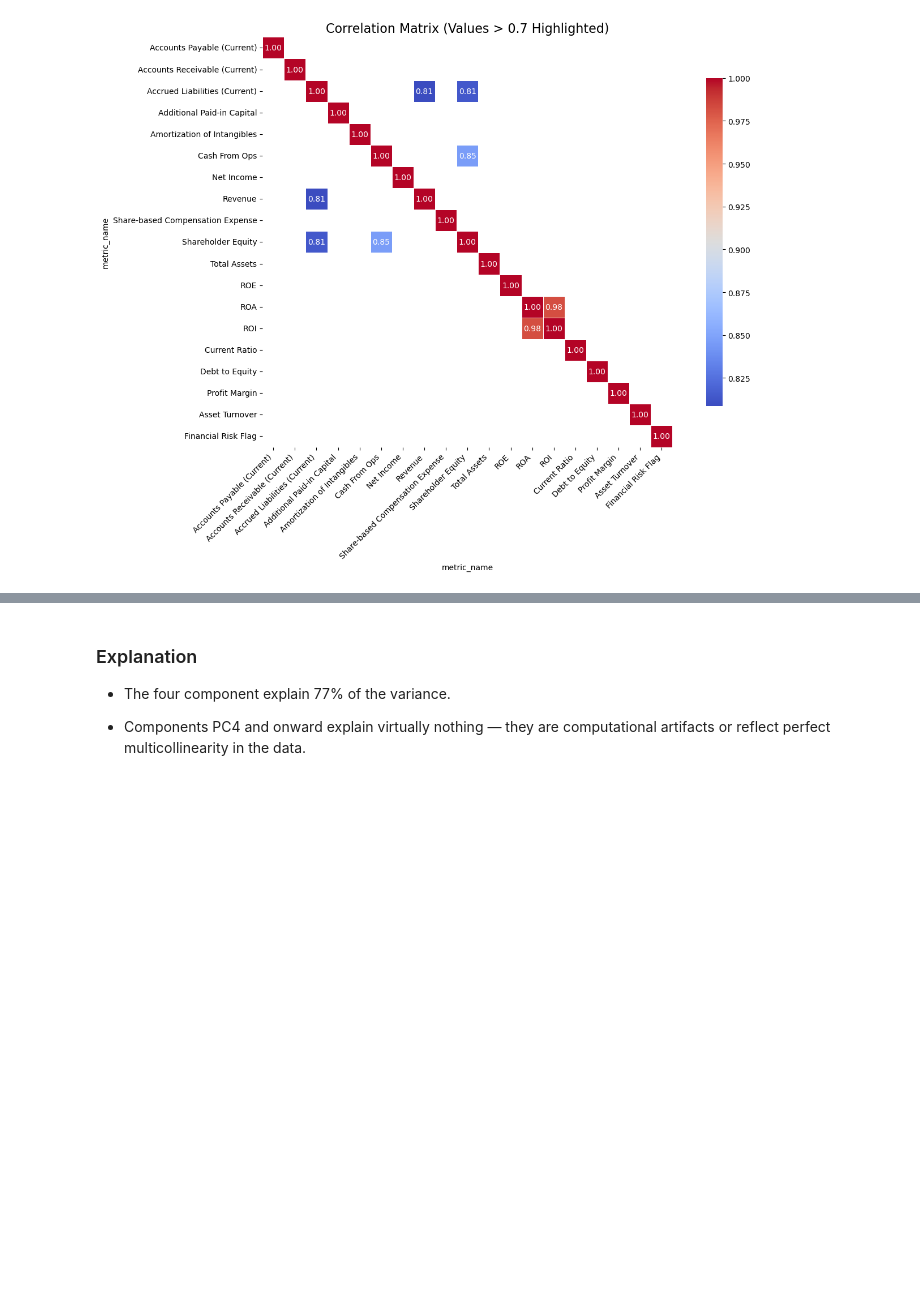
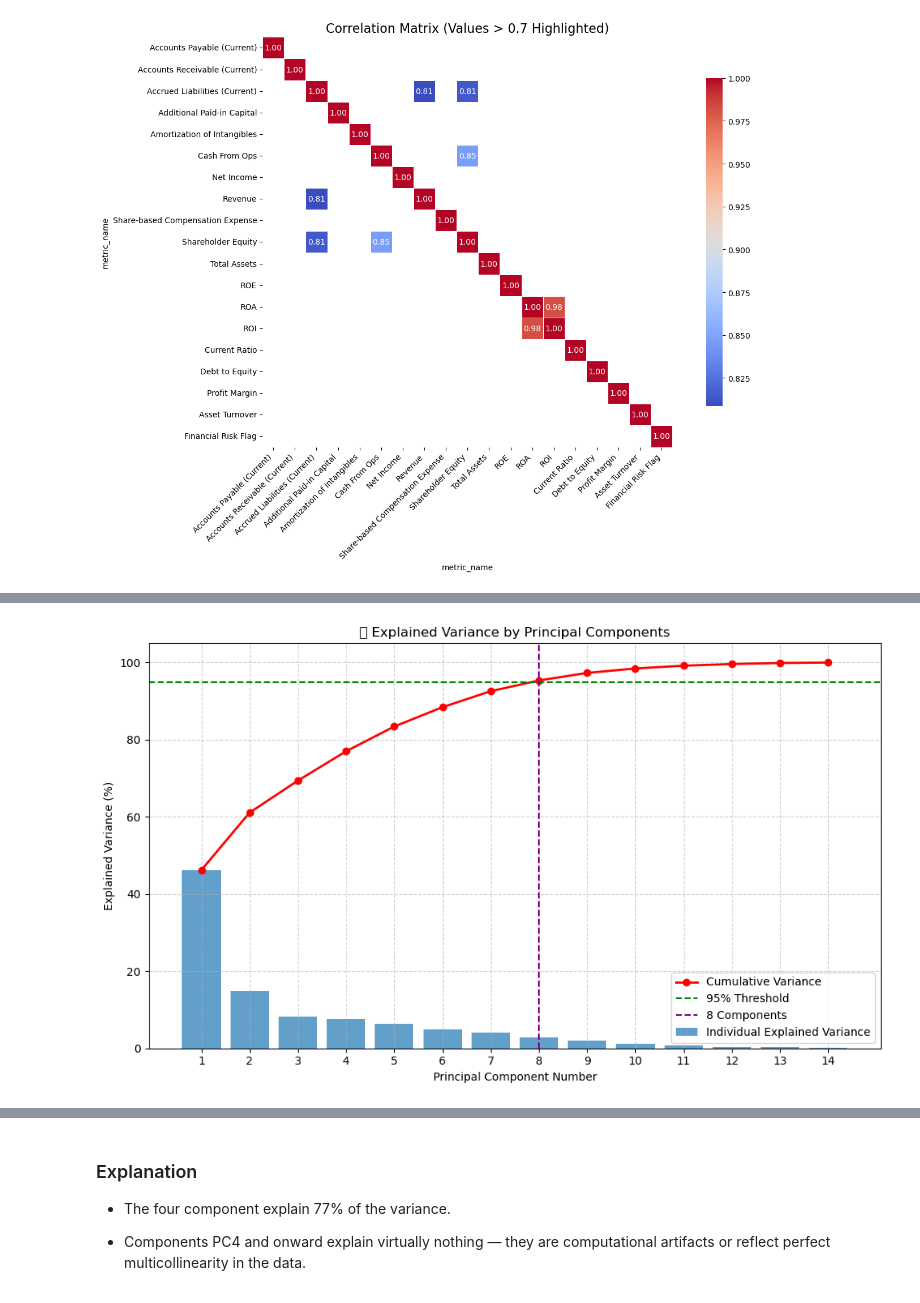
Before and after one commit to NataliaStekolnikova/credit-analysis-dashboard, a Jupyter notebook: notebooks/extracting-financial-10-k-reports-via-sec-edgar-db.ipynb, the cells around one changed output, grey strips where cells are left out. Saved outputs shown, nothing was run; the diff lists cells and outputs as text; code cells hidden in the pictures; blank space fills up the shorter version.

```diff
--- a/notebooks/extracting-financial-10-k-reports-via-sec-edgar-db.ipynb
+++ b/notebooks/extracting-financial-10-k-reports-via-sec-edgar-db.ipynb
@@ -1099,0 +1108,83 @@ Number of components needed to explain at least 95% of the variance: 8
+# %%
+features = [
+    'Net Income', 'Total Assets', 'Shareholder Equity', 'Cash From Ops', 'Revenue',
+    'Accounts Receivable (Current)', 'Accounts Payable (Current)', 'Accrued Liabilities (Current)',
+    'Additional Paid-in Capital', 'ROI', 'ROE', 'ROA',
+    'Amortization of Intangibles', 'Share-based Compensation Expense'
+]
+target = 'Risk Flag'
+
+# Drop missing values
+df = edf[features + [target]].dropna()
+
+# Standardize features
+scaler = StandardScaler()
+scaled_features = scaler.fit_transform(df[features])
+
+# Fit PCA
+pca = PCA()
+pca_data = pca.fit_transform(scaled_features)
+
+# Explained variance
+explained = pca.explained_variance_ratio_ * 100
+cumulative = explained.cumsum()
+
+explained_variance = pd.DataFrame({
+    'Principal Component': [f'PC{i+1}' for i in range(len(explained))],
+    'Explained Variance (%)': explained,
+    'Cumulative Variance (%)': cumulative
+})
+
+display(explained_variance.round(2))
+
+# Components needed to explain at least 95% of the variance
+components_needed = (cumulative >= 95).argmax() + 1
+display(Markdown(f"**Number of components needed to explain at least 95% of the variance:** `{components_needed}`"))
+
+# Explained variance chart
+plt.figure(figsize=(10, 6))
+plt.bar(range(1, len(explained)+1), explained, alpha=0.7, label='Individual Explained Variance')
+plt.plot(range(1, len(cumulative)+1), cumulative, color='red', marker='o', linewidth=2, label='Cumulative Variance')
+plt.axhline(y=95, color='green', linestyle='--', label='95% Threshold')
+plt.axvline(x=components_needed, color='purple', linestyle='--', label=f'{components_needed} Components')
+plt.title('📈 Explained Variance by Principal Components')
+plt.xlabel('Principal Component Number')
+plt.ylabel('Explained Variance (%)')
+plt.xticks(range(1, len(explained)+1))
+plt.legend(loc='best')
+plt.grid(True, linestyle='--', alpha=0.6)
+plt.tight_layout()
+plt.show()
+
+# Scatter plot of PC1 vs PC2 by Risk Flag
+pca_df = pd.DataFrame(pca_data[:, :2], columns=['PC1', 'PC2'])
+pca_df[target] = df[target].values
+
+plt.figure(figsize=(10, 6))
+sns.scatterplot(
+    data=pca_df,
+    x='PC1', y='PC2',
+    hue=target,
+    palette='Set1',
+    alpha=0.8,
+    s=60,
+    edgecolor='black'
+)
+plt.title(f'PCA Projection: PC1 vs PC2 by Risk Category')
+plt.xlabel(f'PC1 ({explained[0]:.1f}% Variance)')
+plt.ylabel(f'PC2 ({explained[1]:.1f}% Variance)')
+plt.legend(title='Risk Flag', loc='best')
+plt.grid(True, linestyle='--', alpha=0.5)
+plt.tight_layout()
+plt.show()
+
+# PCA loadings
+display(Markdown("### PCA Loadings (Top 3 Components)"))
+loadings = pd.DataFrame(
+    pca.components_.T[:, :3],
+    columns=['PC1', 'PC2', 'PC3'],
+    index=features
+).sort_values(by='PC1', ascending=False)
+
+display(loadings.round(3))
+# %% [output]
@@ -1099,0 +1207 @@ Number of components needed to explain at least 95% of the variance: 8
+[figure, added]
```
Also changed, not shown: parts of 16 cells of this notebook, 5 other files.
